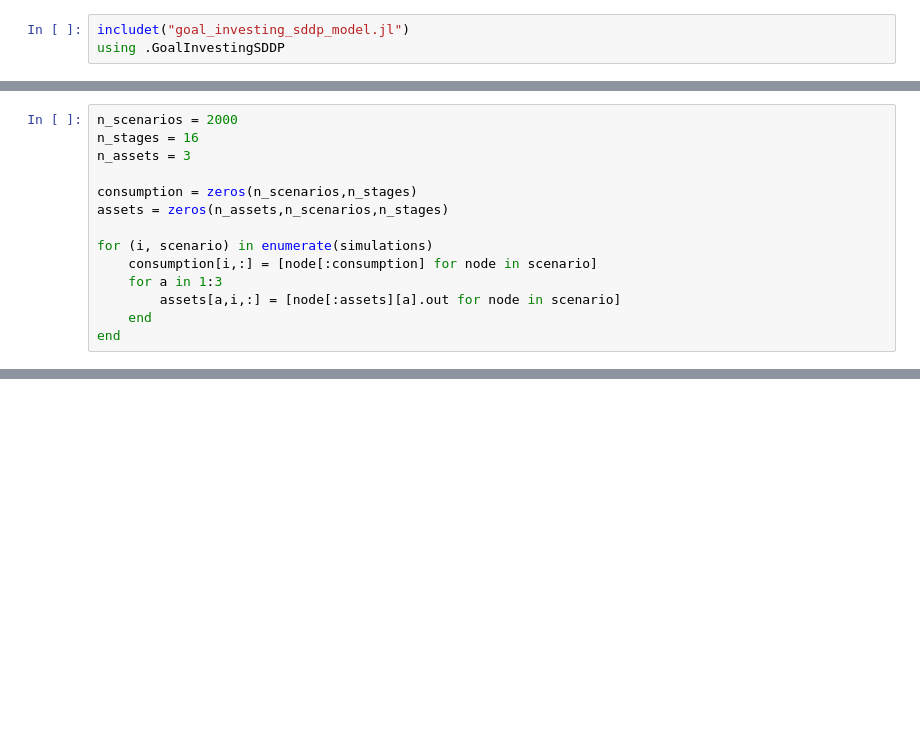
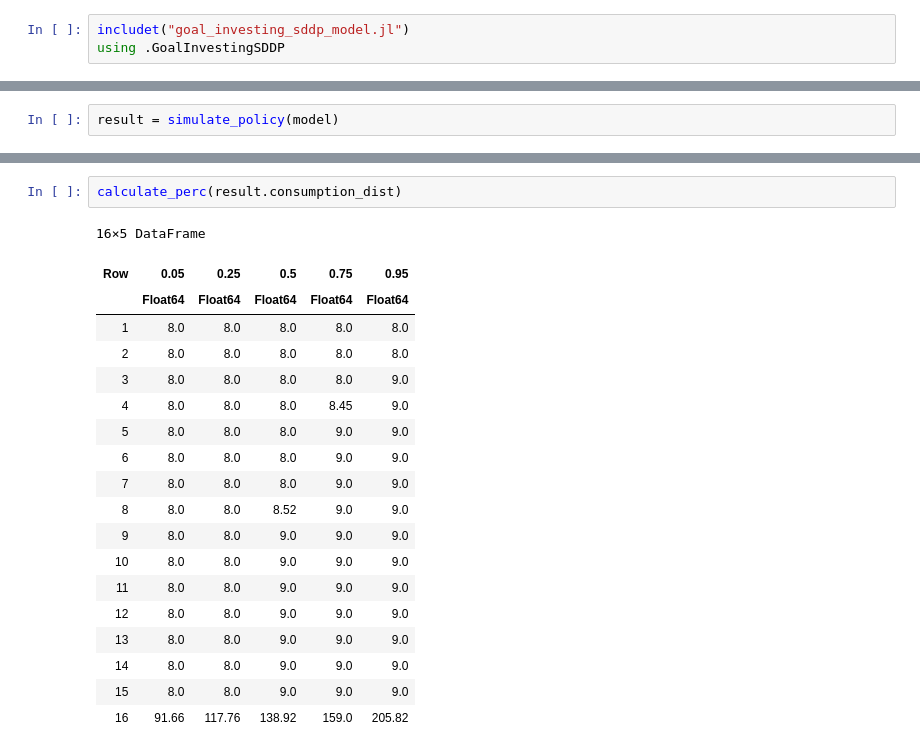
Before and after one commit to msz13/Goal-Based-Investing, a Jupyter notebook: julia_msp/sddp_goal_investing.ipynb, the cells around one changed output, grey strips where cells are left out. Cells and saved outputs as stored; diff of their text form; blank space fills up the shorter version.

```diff
--- a/julia_msp/sddp_goal_investing.ipynb
+++ b/julia_msp/sddp_goal_investing.ipynb
@@ -118,14 +96,0 @@ MethodError: MethodError: no method matching Main.GoalInvestingSDDP.Optimistion_
-# %%
-n_scenarios = 2000
-n_stages = 16
-n_assets = 3
-
-consumption = zeros(n_scenarios,n_stages)
-assets = zeros(n_assets,n_scenarios,n_stages)
-
-for (i, scenario) in enumerate(simulations)
-    consumption[i,:] = [node[:consumption] for node in scenario]
-    for a in 1:3
-        assets[a,i,:] = [node[:assets][a].out for node in scenario]
-    end
-end
@@ -133,0 +97,2 @@ UndefVarError: UndefVarError: `simulations` not defined
+# %%
+result = simulate_policy(model)
@@ -238,0 +126,22 @@ end
+# %%
+calculate_perc(result.consumption_dist)
+# %% [output]
+16×5 DataFrame
+| Row | 0.05 | 0.25 | 0.5 | 0.75 | 0.95 |
+|  | Float64 | Float64 | Float64 | Float64 | Float64 |
+| 1 | 8.0 | 8.0 | 8.0 | 8.0 | 8.0 |
+| 2 | 8.0 | 8.0 | 8.0 | 8.0 | 8.0 |
+| 3 | 8.0 | 8.0 | 8.0 | 8.0 | 9.0 |
+| 4 | 8.0 | 8.0 | 8.0 | 8.45 | 9.0 |
+| 5 | 8.0 | 8.0 | 8.0 | 9.0 | 9.0 |
+| 6 | 8.0 | 8.0 | 8.0 | 9.0 | 9.0 |
+| 7 | 8.0 | 8.0 | 8.0 | 9.0 | 9.0 |
+| 8 | 8.0 | 8.0 | 8.52 | 9.0 | 9.0 |
+| 9 | 8.0 | 8.0 | 9.0 | 9.0 | 9.0 |
+| 10 | 8.0 | 8.0 | 9.0 | 9.0 | 9.0 |
+| 11 | 8.0 | 8.0 | 9.0 | 9.0 | 9.0 |
+| 12 | 8.0 | 8.0 | 9.0 | 9.0 | 9.0 |
+| 13 | 8.0 | 8.0 | 9.0 | 9.0 | 9.0 |
+| 14 | 8.0 | 8.0 | 9.0 | 9.0 | 9.0 |
+| 15 | 8.0 | 8.0 | 9.0 | 9.0 | 9.0 |
+| 16 | 91.66 | 117.76 | 138.92 | 159.0 | 205.82 |
```
Also changed, not shown: parts of 19 cells of this notebook, 3 other files.
